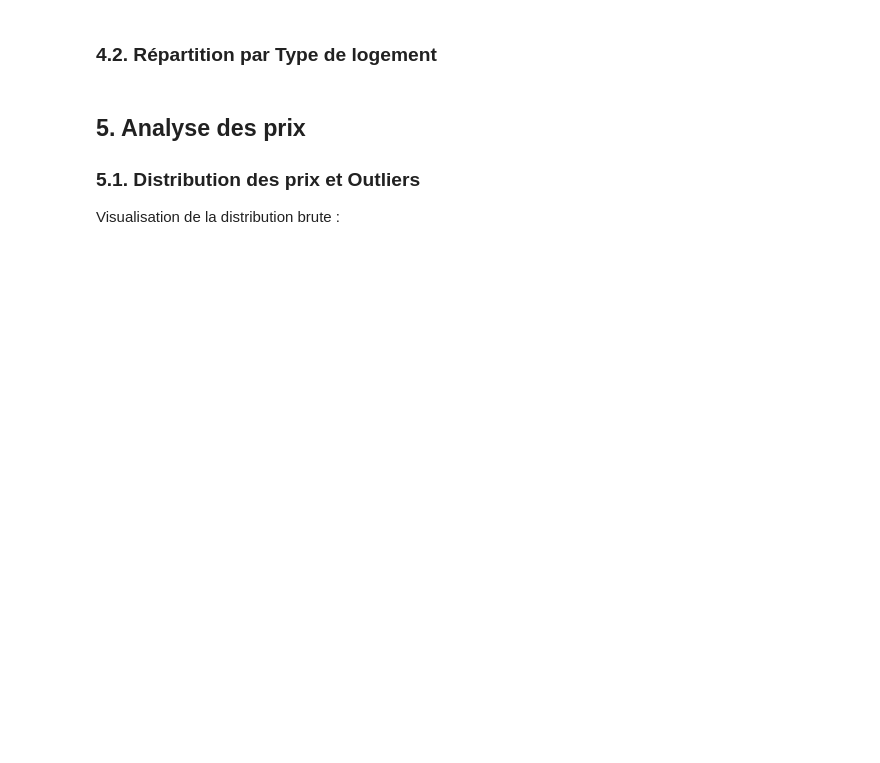
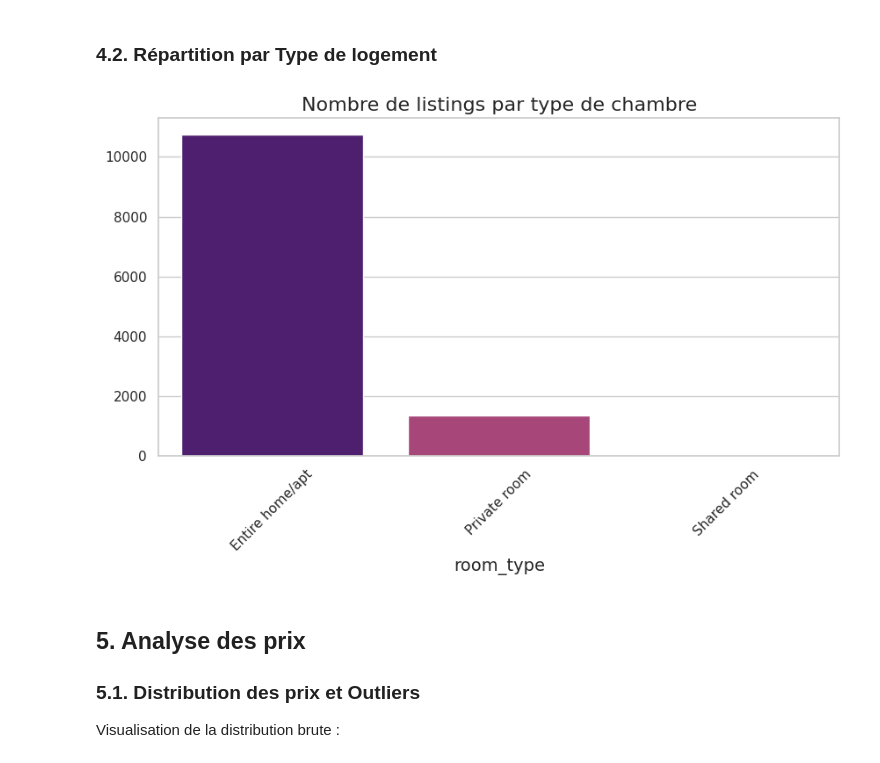
Before and after one commit to PercyaDJ/dossier-iae, a Jupyter notebook: oslo_airbnb_EDA.ipynb, the cells around one changed output. Drawn from its saved outputs; the diff is of its cells as text; code cells hidden in the pictures; blank space fills up the shorter version.

```diff
--- a/oslo_airbnb_EDA.ipynb
+++ b/oslo_airbnb_EDA.ipynb
@@ -98,10 +152,19 @@ plt.show()
 # %%
 room_counts = df['room_type'].value_counts()
 
-plt.figure(figsize=(8, 5))
-sns.barplot(x=room_counts.index, y=room_counts.values, palette='magma')
-plt.title('Répartition des types de logements')
+plt.figure(figsize=(10,5))
+sns.barplot(
+    x=room_counts.index,
+    y=room_counts.values,
+    hue=room_counts.index,
+    palette='magma',
+    legend=False
+)
+plt.title("Nombre de listings par type de chambre")
+plt.xticks(rotation=45)
 plt.show()
+# %% [output]
+[figure, added]
 # %% [markdown]
 ## 5. Analyse des prix
 ### 5.1. Distribution des prix et Outliers
```
Also changed, not shown: parts of 25 cells of this notebook.
